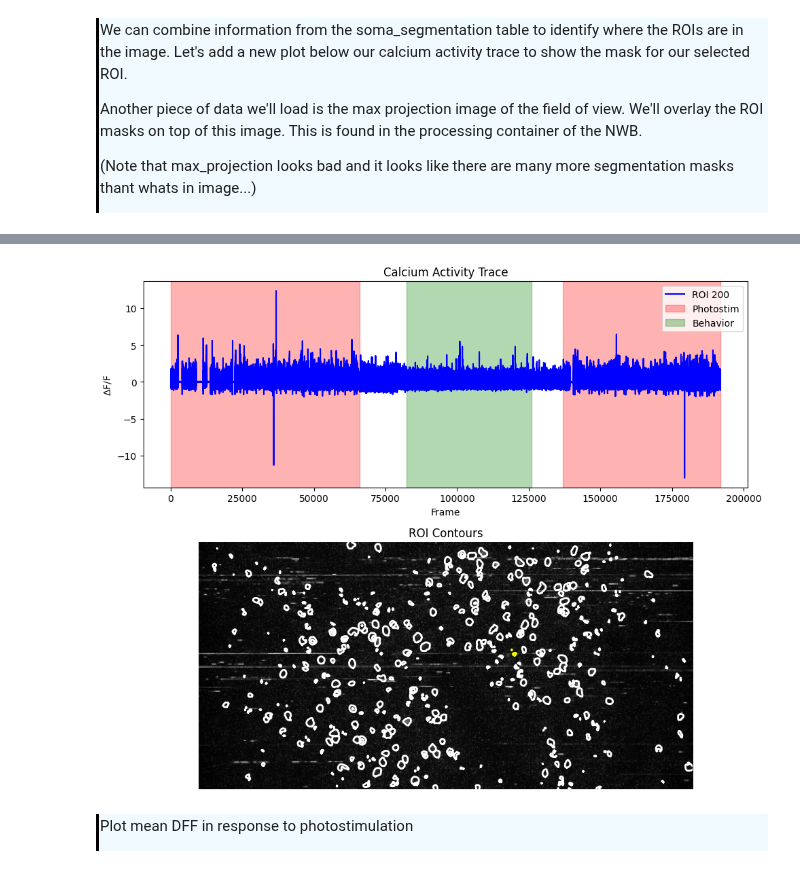
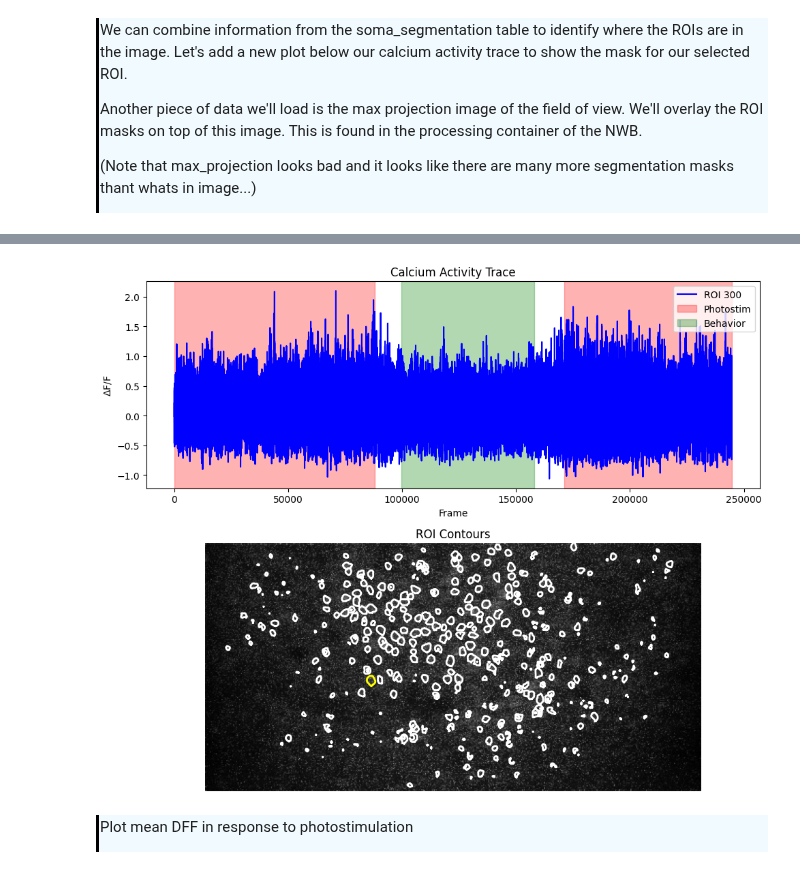
Before and after one commit to AllenNeuralDynamics/AIND-CNC-BCI-Workshop, a Jupyter notebook: code/load_data.ipynb, the cells around one changed output, grey strips where cells are left out. Drawn from its saved outputs; the diff is of its cells as text; code cells hidden in the pictures.

```diff
--- a/code/load_data.ipynb
+++ b/code/load_data.ipynb
@@ -62,6 +64,6 @@ The naming scheme for each data asset is as follows:
    772414 (subject id number) <br>
    2025-01-10_18-06-31 (experiment date (%Y-%m-%d %H:%M:%S)) <br>
 # %%
-session_name = metadata.name[1]
+session_name = metadata.name[34]
 session_name
 # %% [output]
@@ -110,9 +71,3 @@ These NWB files are stored in a Zarr format, which is optimized for large data o
-# %%
-nwb_file = '/data/single-plane-ophys_740369_2025-01-24_21-18-11_processed_2025-05-06_04-13-51/single-plane-ophys_740369_2025-01-24_21-18-11_behavior_nwb'
-# nwb_file = '/data/single-plane-ophys_772414_2025-02-03_12-56-57_processed_2025-05-04_10-50-53/single-plane-ophys_772414_2025-02-03_12-56-57_behavior_nwb'
-# nwb_file = '/data/nwb/single-plane-ophys_740369_2025-01-30_18-44-54_behavior_nwb'
-with NWBZarrIO(nwb_file, "r") as io:
-    nwbfile= io.read()
 # %% [markdown]
 <div style="border-left: 3px solid #000; padding: 1px; padding-left: 10px; background: #F0FAFF; ">
 
@@ -156,2 +80,32 @@ Alternatively, we've written a helper function that finds the nwb directory name
+# %%
+def load_nwb_by_filename(filename):
+    """
+    Searches the /data directory for the nwb filepath that matches the filename and loads the nwb file.
+
+    Parameters:
+    - filename (str): Data file name to match (e.g. 'single-plane-ophys_772414_2025-01-28_16-19-17')
+
+    Returns:
+    - nwbfile: Loaded NWBFile object if found, else None
+    """
+
+    dir_path = [f for f in os.listdir('/data') if re.search(session_name, f)]
+    if len(dir_path) > 0: # Check if directory match successful
+        nwb_path = os.path.join('/data', dir_path[0], f'{session_name}_behavior_nwb')
+        if os.path.exists(nwb_path):
+            try:
+                with NWBZarrIO(nwb_path, 'r') as io:
+                    nwbfile = io.read()
+                    print('Loaded NWB file from:', nwb_path)
+                    return nwbfile
+            except Exception as e:
+                print(f'Error loading file from {nwb_path}: {e}')
+
+        else:
+            print('NWB file not found at', nwb_path)
+            return None
+    else:
+        print('Directory for', session_name, 'not found')
+        return None
 # %%
-# nwbfile = load_nwb_by_filename(session_name)
+nwbfile = load_nwb_by_filename(session_name)
@@ -550,6 +514,6 @@ Another piece of data we'll load is the max projection image of the field of vie
 # %%
 # Parameters
-ROI = 200
+ROI = 300
 image = nwbfile.processing["processed"].data_interfaces["images"].images["max_projection"].data[:]  # shape: (H, W)
 
 # Create figure with two vertically stacked plots
@@ -558,34 +522,34 @@ fig, (ax1, ax2) = plt.subplots(2, 1, figsize=(10, 8), height_ratios=[1, 1.2])
 # Top: Calcium trace plot
 ax1.plot(soma_dff[:, ROI], label=f'ROI {ROI}', color='blue')
 
 # Add shaded regions
 ax1.axvspan(photostim_start, photostim_stop, color='red', alpha=0.3, label='Photostim')
 ax1.axvspan(behavior_start, behavior_stop, color='green', alpha=0.3, label='Behavior')
 ax1.axvspan(photostim_post_start, photostim_post_stop, color='red', alpha=0.3)
 
 ax1.set_ylabel(r'$\Delta$F/F')
 ax1.set_xlabel('Frame')
 ax1.set_title('Calcium Activity Trace')
 ax1.legend(loc='upper right')
 
 # Bottom: Grayscale image with ROI contours
 ax2.imshow(image, cmap='gray')
 ax2.set_title('ROI Contours')
 ax2.axis('off')
 
 # Overlay ROI contours
 for i, mask in enumerate(soma_segmentation.image_mask):
     mask_array = np.array(mask)
     contours = measure.find_contours(mask_array, level=0.5)
     for contour in contours:
         color = 'yellow' if i == ROI else 'white'
         linewidth = 2.0 if i == ROI else 2
         ax2.plot(contour[:, 1], contour[:, 0], color=color, linewidth=linewidth)
 
 plt.tight_layout()
 plt.show()
 # %% [output]
-[figure, old version]
+[figure, new version]
 # %%
 # stopping here for now
 # %%
```
Also changed, not shown: parts of 20 cells of this notebook.
